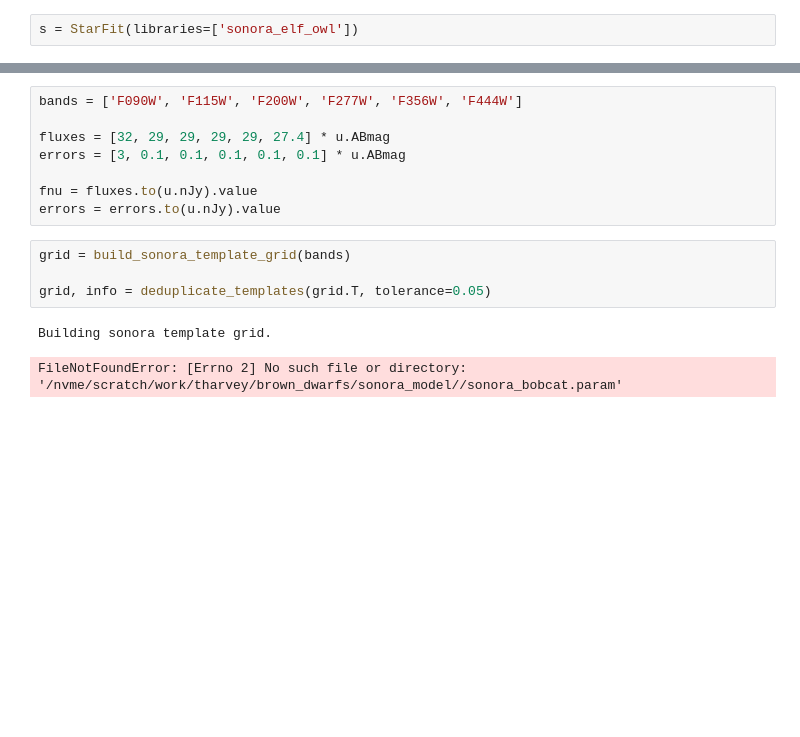
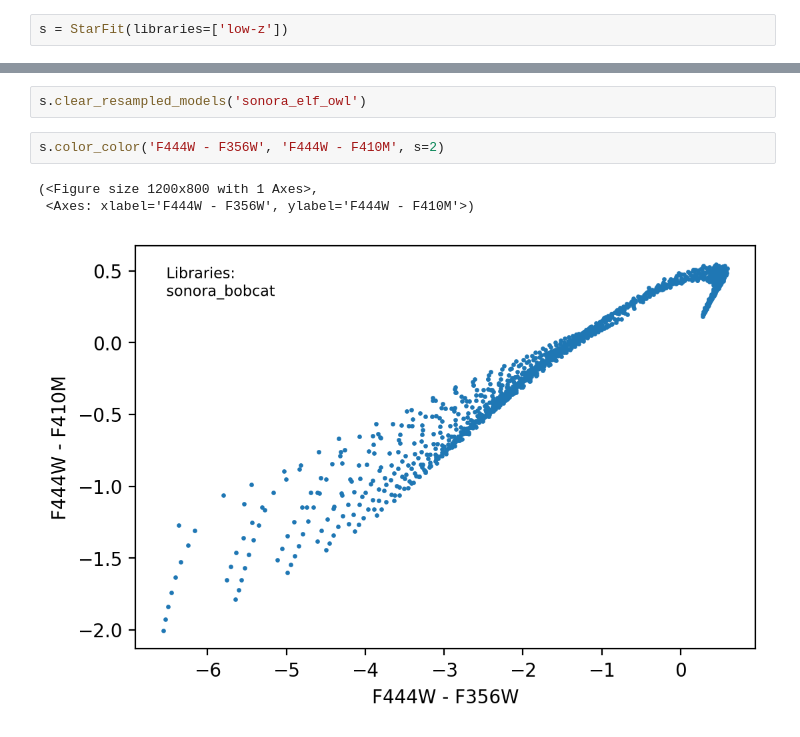
Before and after one commit to tHarvey303/BD-Finder, a Jupyter notebook: examples/fitting_testing.ipynb, the cells around one changed output, grey strips where cells are left out. Saved outputs shown, nothing was run; the diff lists cells and outputs as text; blank space fills up the shorter version.

```diff
--- a/examples/fitting_testing.ipynb
+++ b/examples/fitting_testing.ipynb
@@ -8,3 +9,3 @@ from StarFit import StarFit
 # %%
-s = StarFit(libraries=['sonora_elf_owl'])
+s = StarFit(libraries=['low-z'])
 # %% [output]
@@ -15,17 +18,10 @@ ValueError: could not convert string to float: '1400.tar.gz'
-# %%
-bands = ['F090W', 'F115W', 'F200W', 'F277W', 'F356W', 'F444W']
-
-fluxes = [32, 29, 29, 29, 29, 27.4] * u.ABmag
-errors = [3, 0.1, 0.1, 0.1, 0.1, 0.1] * u.ABmag
-
-fnu = fluxes.to(u.nJy).value
-errors = errors.to(u.nJy).value
-# %%
-grid = build_sonora_template_grid(bands)
-
-grid, info = deduplicate_templates(grid.T, tolerance=0.05)
-# %% [output]
-Building sonora template grid.
-FileNotFoundError: [Errno 2] No such file or directory: '/nvme/scratch/work/tharvey/brown_dwarfs/sonora_model//sonora_bobcat.param'
+# %%
+s.clear_resampled_models('sonora_elf_owl')
+# %%
+s.color_color('F444W - F356W', 'F444W - F410M', s=2)
+# %% [output]
+(<Figure size 1200x800 with 1 Axes>,
+ <Axes: xlabel='F444W - F356W', ylabel='F444W - F410M'>)
+[figure, added]
 # %%
 grid, info = deduplicate_templates(grid.T, tolerance=0.05)
```
Also changed, not shown: parts of 10 cells of this notebook, 14 other files.
